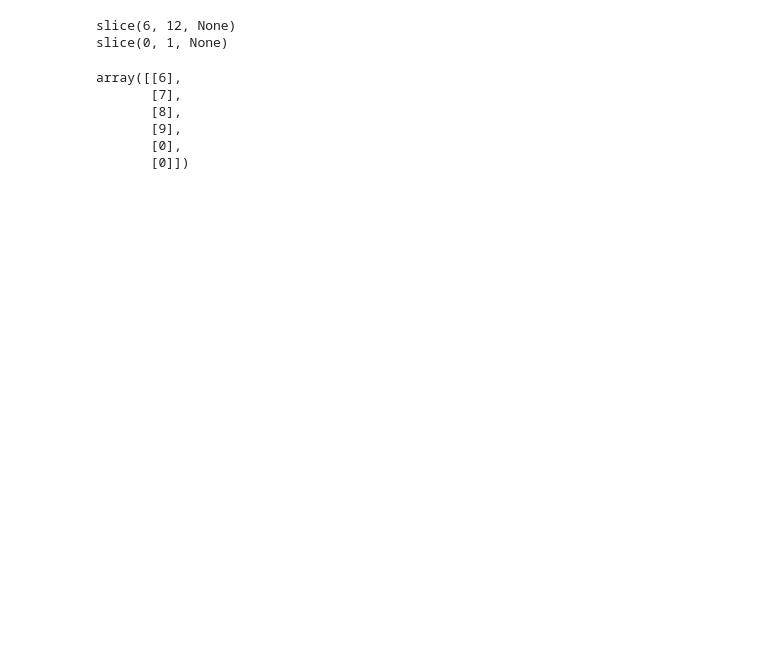
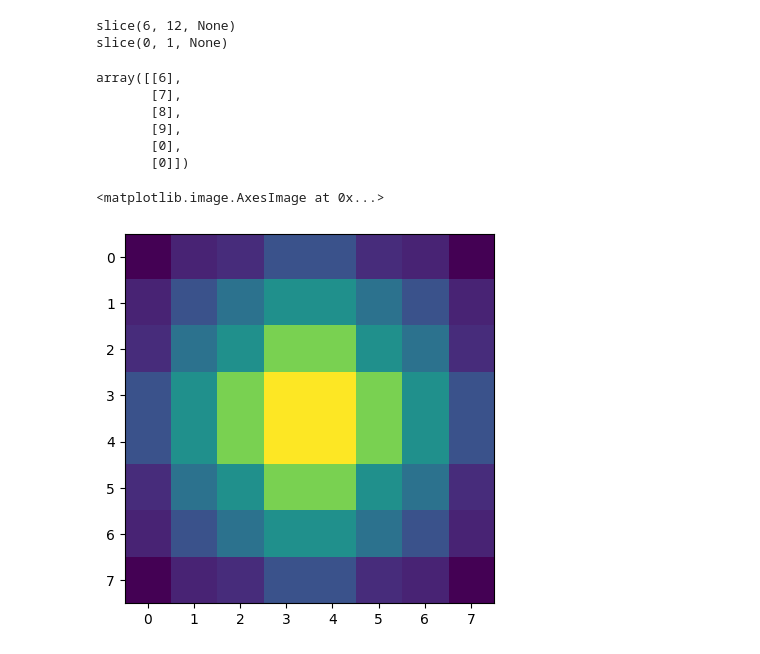
Before and after one commit to jaron-cui/nwm-planning, a Jupyter notebook: experiment/nav2d_topo.ipynb, the cells around one changed output. Saved outputs shown, nothing was run; the diff lists cells and outputs as text; code cells hidden in the pictures; blank space fills up the shorter version.

Commit message:
testing out a bigger centerpoint visual indicator for topo to hopefully improve collision detection

```diff
--- a/experiment/nav2d_topo.ipynb
+++ b/experiment/nav2d_topo.ipynb
@@ -230,6 +241,23 @@ array([[6],
        [9],
        [0],
        [0]])
+# %%
+import matplotlib.pyplot as plt
+import numpy as np
+centerpoint_pattern = np.array([
+       [0.0, 0.1, 0.125, 0.25, 0.25, 0.125, 0.1, 0.0],
+       [0.1, 0.25, 0.375, 0.5, 0.5, 0.375, 0.25, 0.1],
+       [0.125, 0.375, 0.5, 0.8, 0.8, 0.5, 0.375, 0.125],
+       [0.25, 0.5, 0.8, 1.0, 1.0, 0.8, 0.5, 0.25],
+       [0.25, 0.5, 0.8, 1.0, 1.0, 0.8, 0.5, 0.25],
+       [0.125, 0.375, 0.5, 0.8, 0.8, 0.5, 0.375, 0.125],
+       [0.1, 0.25, 0.375, 0.5, 0.5, 0.375, 0.25, 0.1],
+       [0.0, 0.1, 0.125, 0.25, 0.25, 0.125, 0.1, 0.0],
+    ])
+plt.imshow(centerpoint_pattern)
+# %% [output]
+<matplotlib.image.AxesImage at 0x...>
+[figure, added]
 # %%
 import matplotlib.pyplot as plt
 
```
Also changed, not shown: parts of 2 cells of this notebook, 1 other file.
